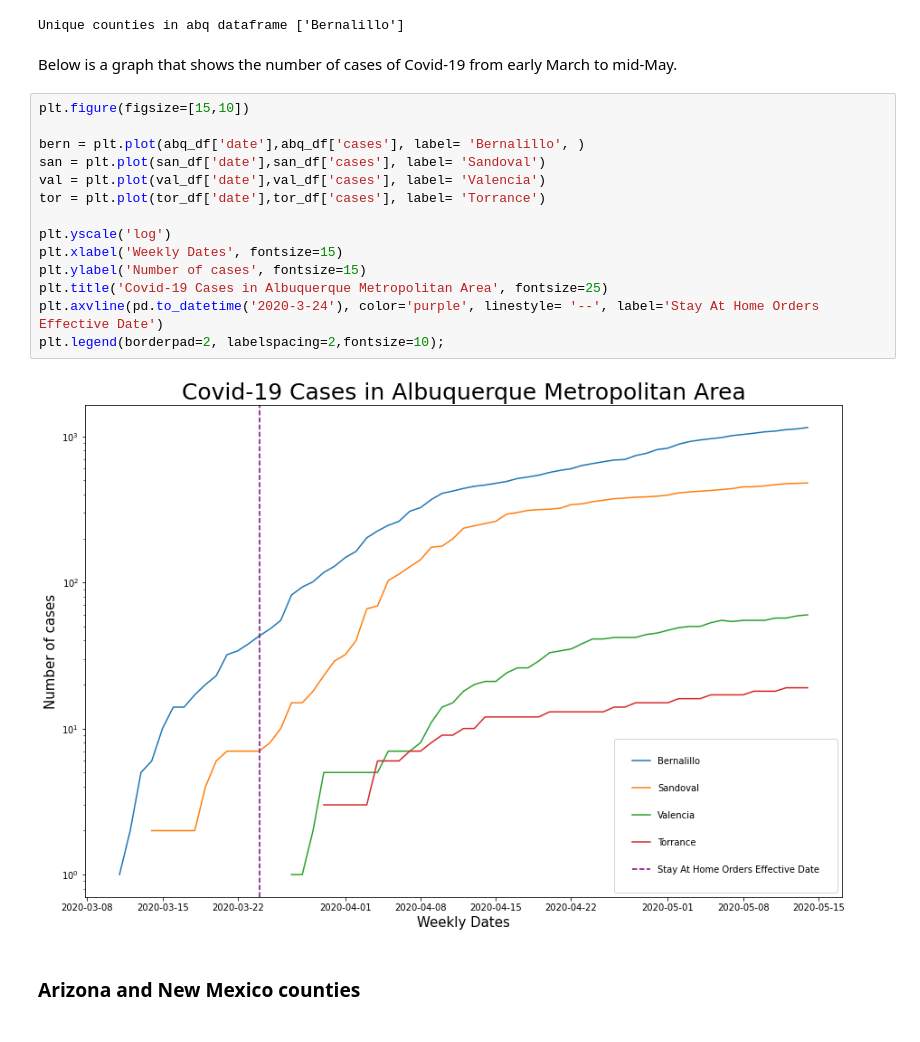
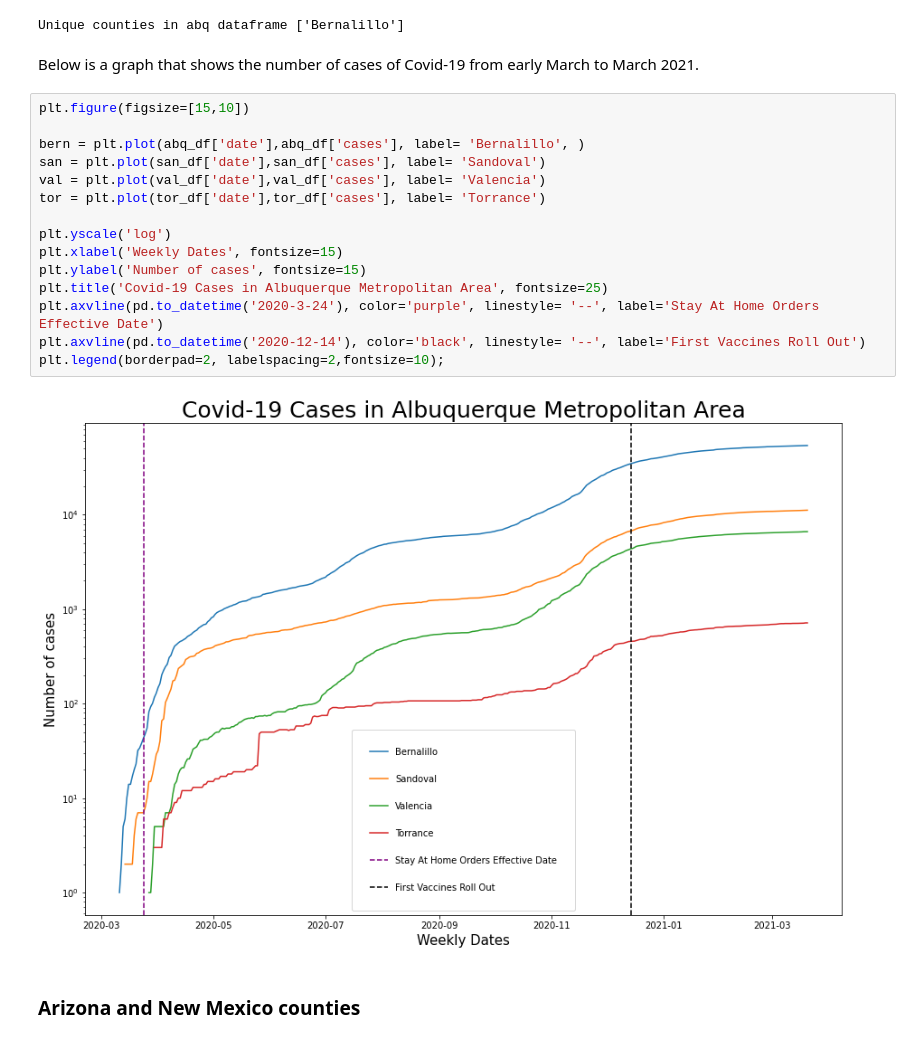
Before and after one commit to Scaicedo46/Solid-engine, a Jupyter notebook: Covid19_EDA.ipynb, the cells around one changed output. Drawn from its saved outputs; the diff is of its cells as text.

Commit message:
Updated Covid Cases and Adjusted Local and State cases

```diff
--- a/Covid19_EDA.ipynb
+++ b/Covid19_EDA.ipynb
@@ -92,23 +94,24 @@ print('Unique counties in abq dataframe',abq_df.county.unique())
 # %% [output]
 Unique counties in abq dataframe ['Bernalillo']
 # %% [markdown]
-Below is a graph that shows the number of cases of Covid-19 from early March to mid-May.
+Below is a graph that shows the number of cases of Covid-19 from early March to March 2021.
 # %%
 plt.figure(figsize=[15,10])
 
 bern = plt.plot(abq_df['date'],abq_df['cases'], label= 'Bernalillo', )
 san = plt.plot(san_df['date'],san_df['cases'], label= 'Sandoval')
 val = plt.plot(val_df['date'],val_df['cases'], label= 'Valencia')
 tor = plt.plot(tor_df['date'],tor_df['cases'], label= 'Torrance')
 
 plt.yscale('log')
 plt.xlabel('Weekly Dates', fontsize=15)
 plt.ylabel('Number of cases', fontsize=15)
 plt.title('Covid-19 Cases in Albuquerque Metropolitan Area', fontsize=25)
 plt.axvline(pd.to_datetime('2020-3-24'), color='purple', linestyle= '--', label='Stay At Home Orders Effective Date')
+plt.axvline(pd.to_datetime('2020-12-14'), color='black', linestyle= '--', label='First Vaccines Roll Out')
 plt.legend(borderpad=2, labelspacing=2,fontsize=10);
 # %% [output]
-[figure, old version]
+[figure, new version]
 # %% [markdown]
 ### Arizona and New Mexico counties
 # %% [markdown]
```
Also changed, not shown: parts of 35 cells of this notebook.
